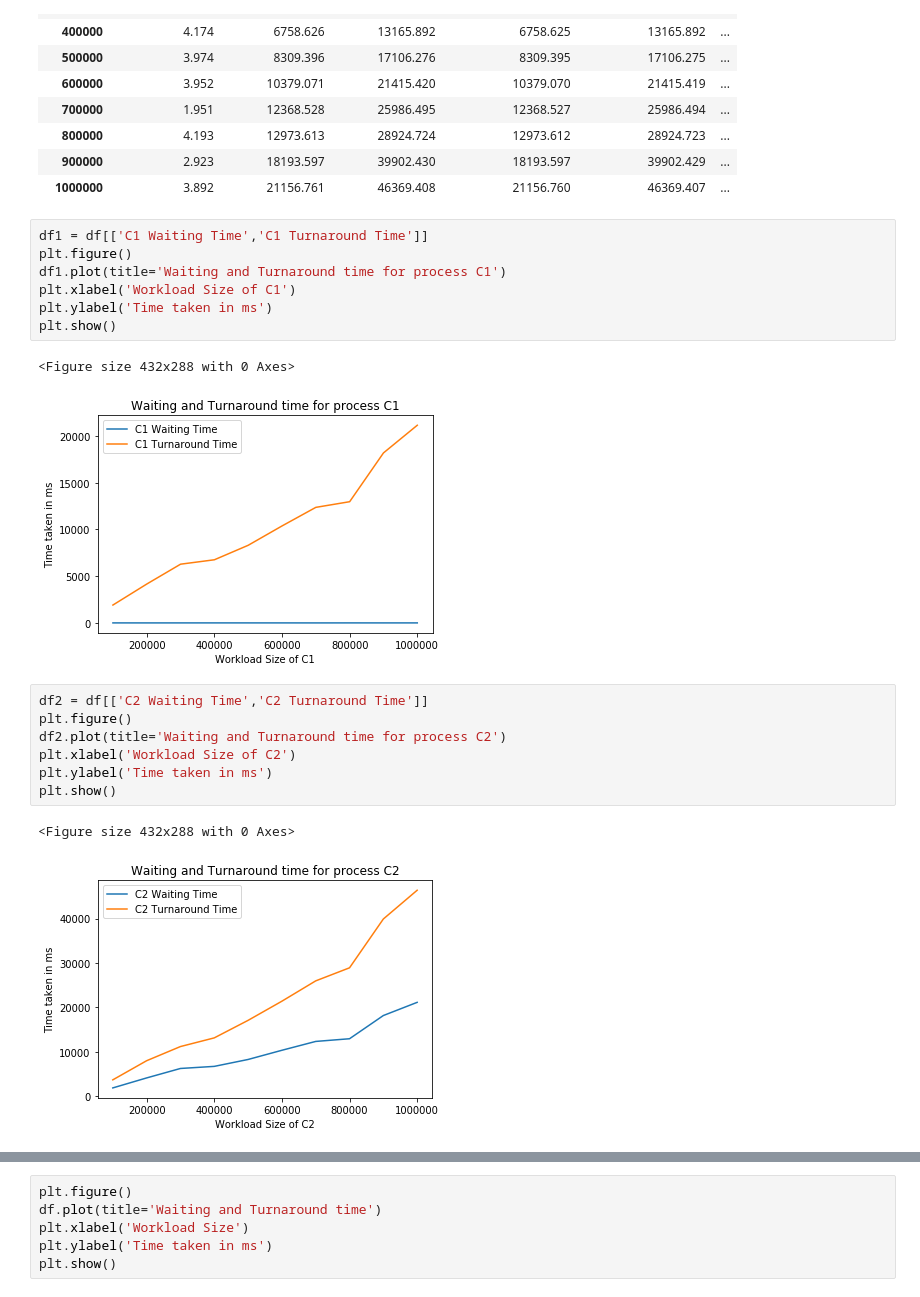
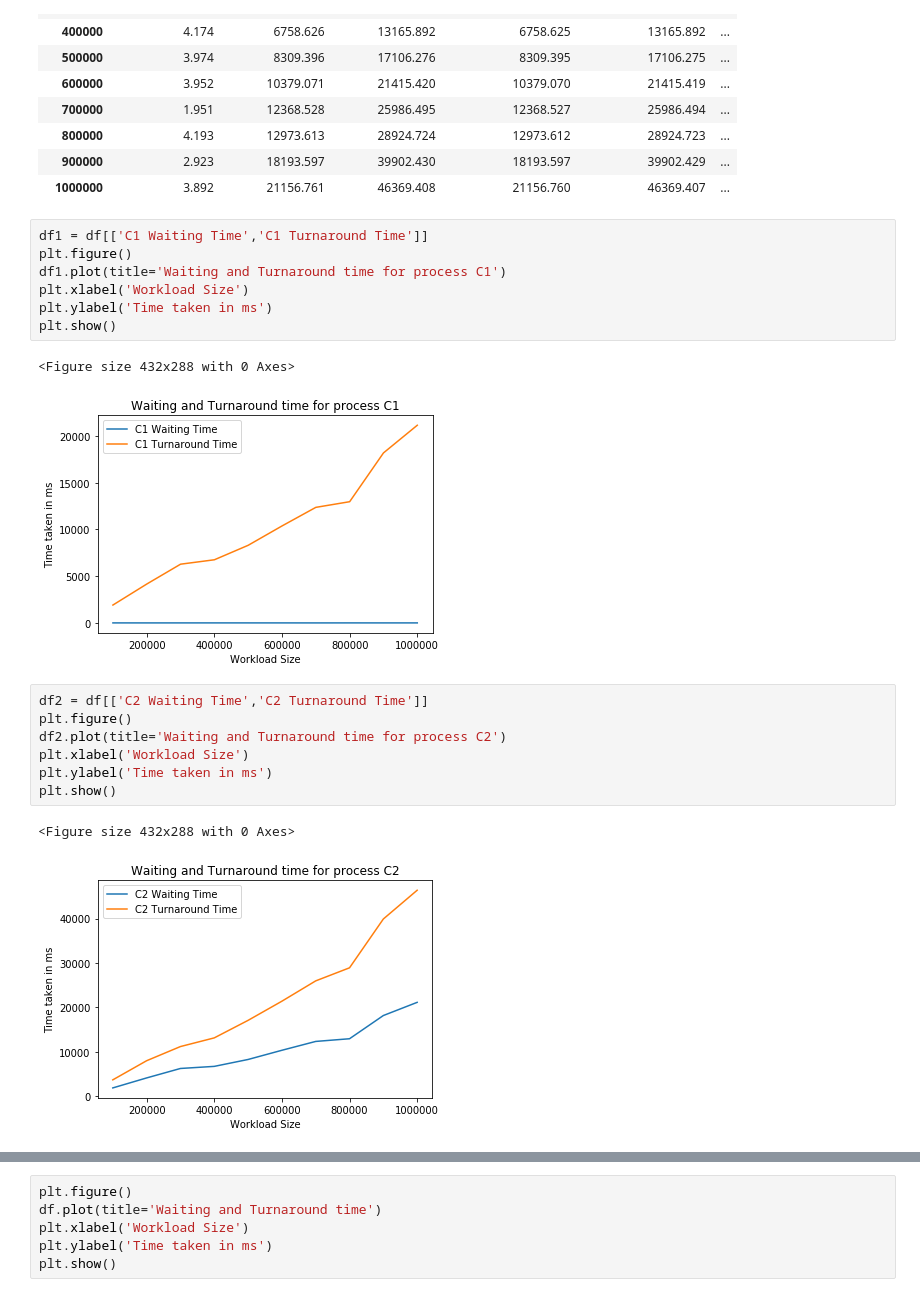
Before and after one commit to Amogh-Bharadwaj/OS_Assignment, a Jupyter notebook: fcfs.ipynb, the cells around one changed output, grey strips where cells are left out. Drawn from its saved outputs; the diff is of its cells as text.

Commit message:
workload label

```diff
--- a/fcfs.ipynb
+++ b/fcfs.ipynb
@@ -36,23 +36,23 @@ df
 # %%
 df1 = df[['C1 Waiting Time','C1 Turnaround Time']]
 plt.figure()
 df1.plot(title='Waiting and Turnaround time for process C1')
-plt.xlabel('Workload Size of C1')
+plt.xlabel('Workload Size')
 plt.ylabel('Time taken in ms')
 plt.show()
 # %% [output]
 <Figure size 432x288 with 0 Axes>
-[figure, old version]
+[figure, new version]
 # %%
 df2 = df[['C2 Waiting Time','C2 Turnaround Time']]
 plt.figure()
 df2.plot(title='Waiting and Turnaround time for process C2')
-plt.xlabel('Workload Size of C2')
+plt.xlabel('Workload Size')
 plt.ylabel('Time taken in ms')
 plt.show()
 # %% [output]
 <Figure size 432x288 with 0 Axes>
-[figure, old version]
+[figure, new version]
 # %%
 df3 = df[['C3 Waiting Time','C3 Turnaround Time']]
 plt.figure()
```
Also changed, not shown: parts of 1 cell of this notebook.
